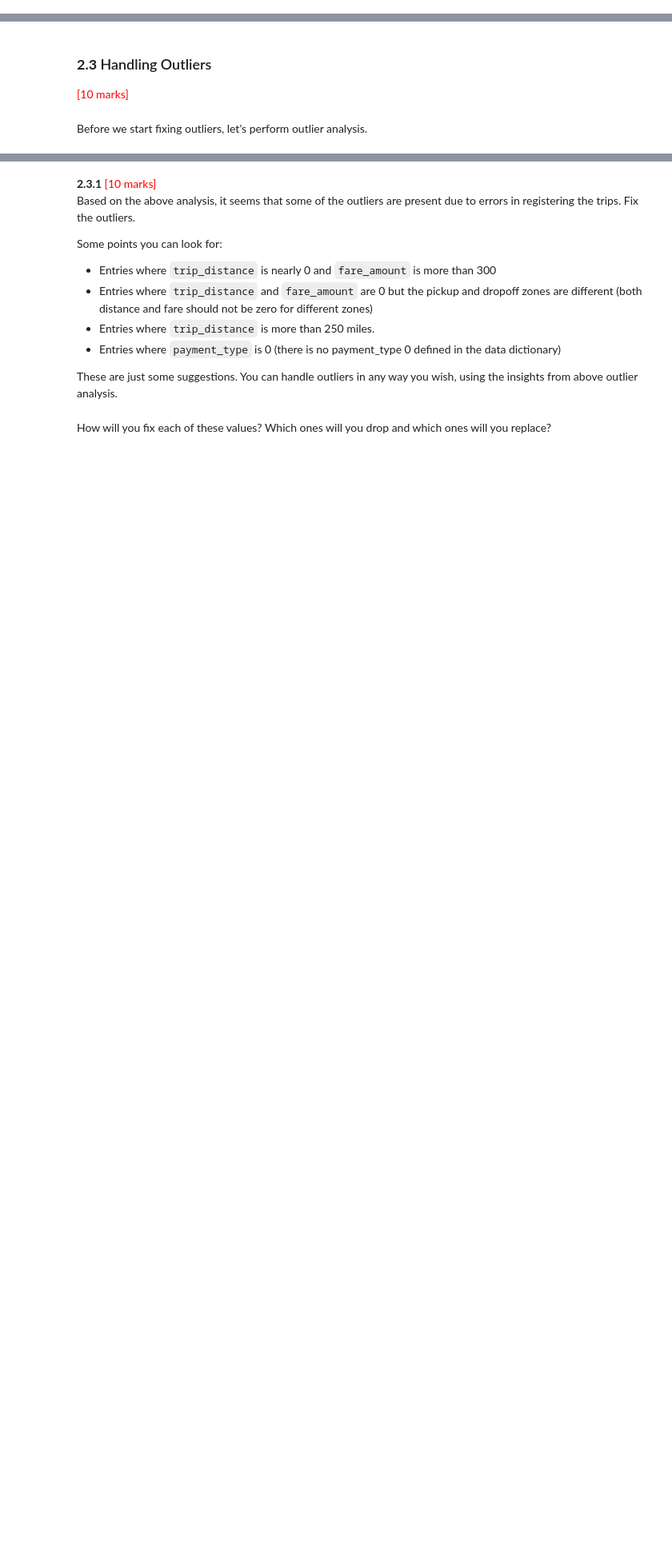
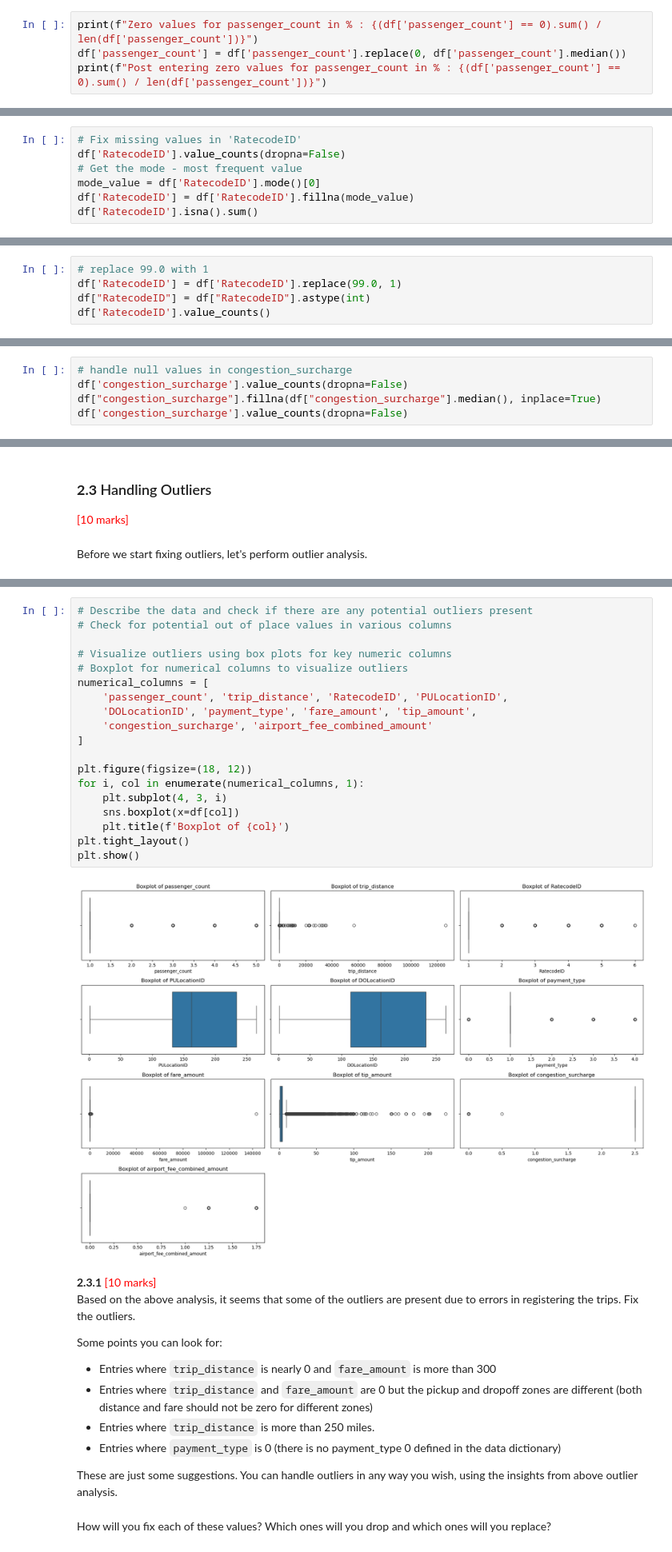
Before and after one commit to rajiv2607/EDA-NYC-Taxi, a Jupyter notebook: Datasets and Dictionary/EDA_Assg_NYC_Taxi_Starter.ipynb, the cells around one changed output, grey strips where cells are left out. Shown at 80% size. Saved outputs shown, nothing was run; the diff lists cells and outputs as text; blank space fills up the shorter version.

Commit message:
worked on outliers

```diff
--- a/Datasets and Dictionary/EDA_Assg_NYC_Taxi_Starter.ipynb
+++ b/Datasets and Dictionary/EDA_Assg_NYC_Taxi_Starter.ipynb
@@ -448,2 +487,6 @@ Handling missing values in `passenger_count`
 # %% [markdown]
 Did you find zeroes in passenger_count? Handle these.
+# %%
+print(f"Zero values for passenger_count in % : {(df['passenger_count'] == 0).sum() / len(df['passenger_count'])}")
+df['passenger_count'] = df['passenger_count'].replace(0, df['passenger_count'].median())
+print(f"Post entering zero values for passenger_count in % : {(df['passenger_count'] == 0).sum() / len(df['passenger_count'])}")
@@ -454,0 +499,7 @@ Handle missing values in `RatecodeID`
+# %%
+# Fix missing values in 'RatecodeID'
+df['RatecodeID'].value_counts(dropna=False)
+# Get the mode - most frequent value
+mode_value = df['RatecodeID'].mode()[0]
+df['RatecodeID'] = df['RatecodeID'].fillna(mode_value)
+df['RatecodeID'].isna().sum()
@@ -454,0 +510,5 @@ Handle missing values in `RatecodeID`
+# %%
+# replace 99.0 with 1
+df['RatecodeID'] = df['RatecodeID'].replace(99.0, 1)
+df["RatecodeID"] = df["RatecodeID"].astype(int)
+df['RatecodeID'].value_counts()
@@ -459,0 +527,5 @@ Impute NaN in `congestion_surcharge`
+# %%
+# handle null values in congestion_surcharge
+df['congestion_surcharge'].value_counts(dropna=False)
+df["congestion_surcharge"].fillna(df["congestion_surcharge"].median(), inplace=True)
+df['congestion_surcharge'].value_counts(dropna=False)
@@ -472,3 +548,24 @@ Before we start fixing outliers, let's perform outlier analysis.
+# %%
+# Describe the data and check if there are any potential outliers present
+# Check for potential out of place values in various columns
+
+# Visualize outliers using box plots for key numeric columns
+# Boxplot for numerical columns to visualize outliers
+numerical_columns = [
+    'passenger_count', 'trip_distance', 'RatecodeID', 'PULocationID',
+    'DOLocationID', 'payment_type', 'fare_amount', 'tip_amount',
+    'congestion_surcharge', 'airport_fee_combined_amount'
+]
+
+plt.figure(figsize=(18, 12))
+for i, col in enumerate(numerical_columns, 1):
+    plt.subplot(4, 3, i)
+    sns.boxplot(x=df[col])
+    plt.title(f'Boxplot of {col}')
+plt.tight_layout()
+plt.show()
+# %% [output]
+[figure, added]
 # %% [markdown]
 **2.3.1**  <font color = red>[10 marks]</font> <br>
 Based on the above analysis, it seems that some of the outliers are present due to errors in registering the trips. Fix the outliers.
```
Also changed, not shown: parts of 50 cells of this notebook.
